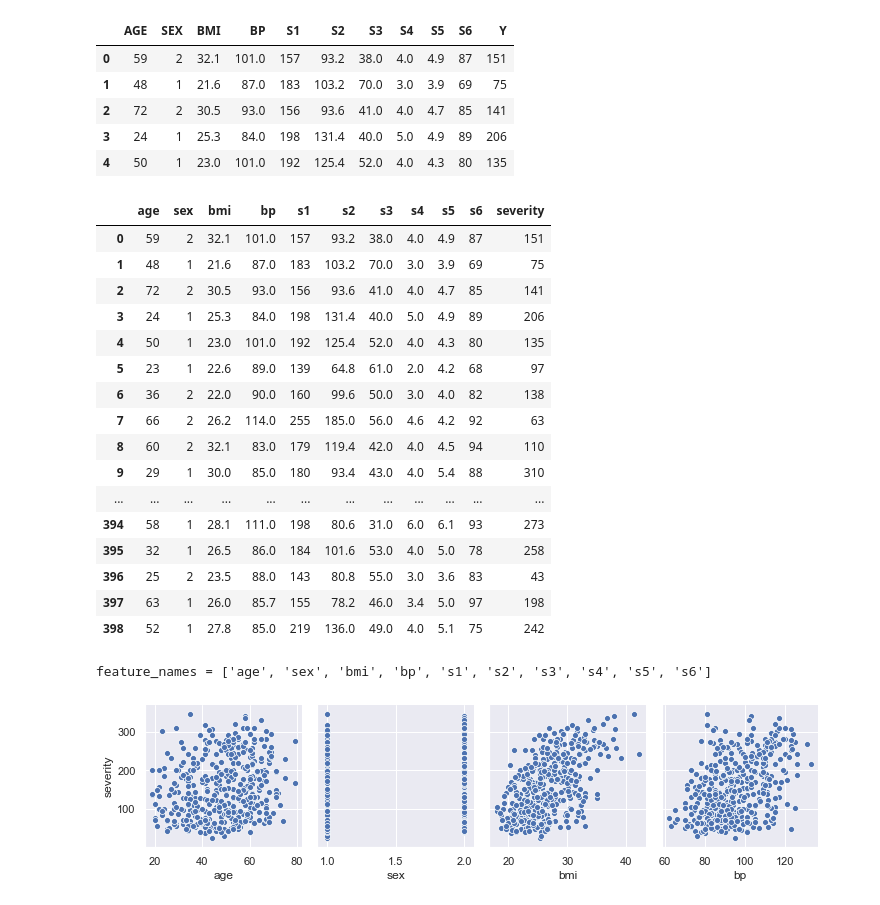
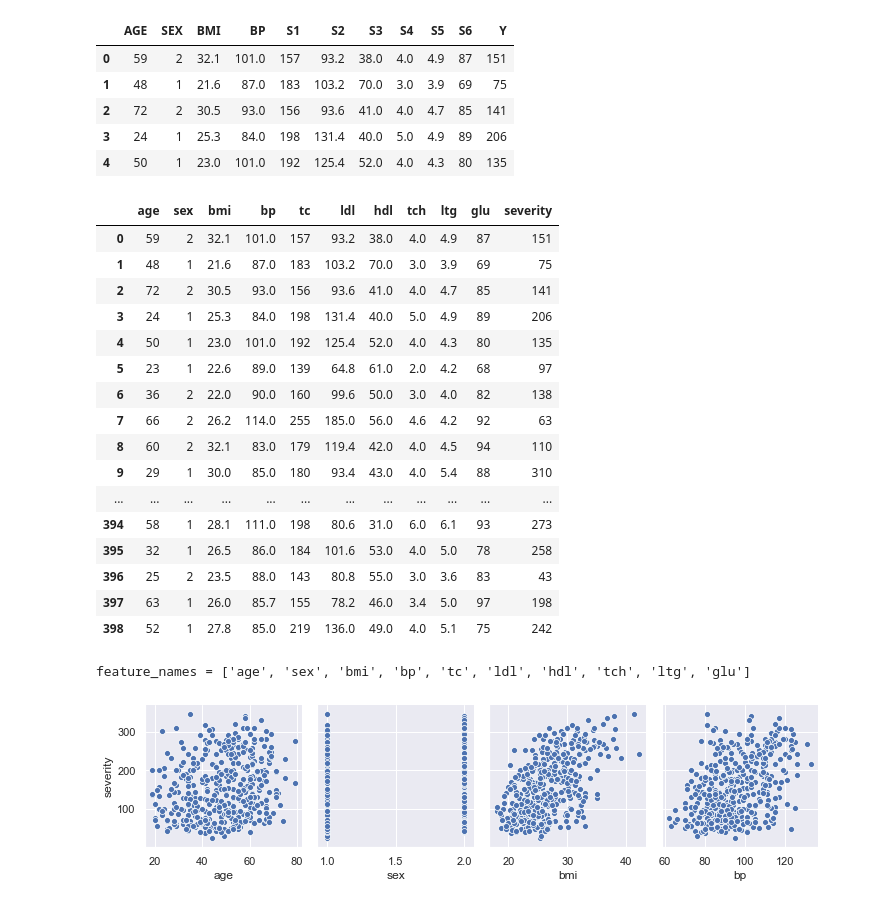
Before and after one commit to totalgood/dsdh, a Jupyter notebook: jupyter-notebooks/server/L3-diabetes-assignment.ipynb, the cells around one changed output. Cells and saved outputs as stored; diff of their text form; code cells hidden in the pictures.

```diff
--- a/jupyter-notebooks/server/L3-diabetes-assignment.ipynb
+++ b/jupyter-notebooks/server/L3-diabetes-assignment.ipynb
@@ -4,6 +43,9 @@ import numpy as np
 import seaborn as sns
 import matplotlib.pyplot as plt
 from IPython.display import display
+
+np.random.seed(hyperparams['seed'])
+sns.set()  # seaborn settings that make prettier plots
 pd.options.display.max_columns = 500
-pd.options.display.max_rows = 30
-sns.set()  # seaborn settings that make prettier plots
+pd.options.display.max_rows = 40
+pd.options.display.max_colwidth = 100
@@ -21,6 +67,8 @@ url = 'https://www4.stat.ncsu.edu/~boos/var.select/diabetes.rwrite1.txt'
 # %%
 assert(url.endswith('diabetes.rwrite1.txt'))
-df = pd.read_csv(url, sep=' ')
+df = pd.read_csv(url, sep=r'\s+', engine='python')
+blood_test_names = list(df.columns)[-7:-1]
+assert(sorted(blood_test_names) == sorted('tc ldl hdl tch ltg glu'.split()))
 df.head()
 # %% [output]
 |  | age | sex | bmi | map | tc | ldl | hdl | tch | ltg | glu | y |
@@ -47,13 +109,13 @@ df.head().round(1)
 | 4 | 50 | 1 | 23.0 | 101.0 | 192 | 125.4 | 52.0 | 4.0 | 4.3 | 80 | 135 |
 # %%
 columns = [name.lower() for name in df.columns]
-columns[-1] = 'severity'
+columns = columns[:-7] + blood_test_names + ['severity']
 df.columns = columns
 pd.options.display.max_rows = 500
 display(df.round(1))
 pd.options.display.max_rows = 20
 # %% [output]
-|  | age | sex | bmi | bp | s1 | s2 | s3 | s4 | s5 | s6 | severity |
+|  | age | sex | bmi | bp | tc | ldl | hdl | tch | ltg | glu | severity |
 | 0 | 59 | 2 | 32.1 | 101.0 | 157 | 93.2 | 38.0 | 4.0 | 4.9 | 87 | 151 |
 | 1 | 48 | 1 | 21.6 | 87.0 | 183 | 103.2 | 70.0 | 3.0 | 3.9 | 69 | 75 |
 | 2 | 72 | 2 | 30.5 | 93.0 | 156 | 93.6 | 41.0 | 4.0 | 4.7 | 85 | 141 |
@@ -72,7 +134,9 @@ pd.options.display.max_rows = 20
 | 398 | 52 | 1 | 27.8 | 85.0 | 219 | 136.0 | 49.0 | 4.0 | 5.1 | 75 | 242 |
 # %%
 target_names = ['severity']
+### BEGIN SOLUTION
 feature_names = [name for name in df.columns if name not in target_names]
 print(f'feature_names = {feature_names}')
+### END SOLUTION
 # %% [output]
-feature_names = ['age', 'sex', 'bmi', 'bp', 's1', 's2', 's3', 's4', 's5', 's6']
+feature_names = ['age', 'sex', 'bmi', 'bp', 'tc', 'ldl', 'hdl', 'tch', 'ltg', 'glu']
```
Also changed, not shown: parts of 60 cells of this notebook, 1 other file.
